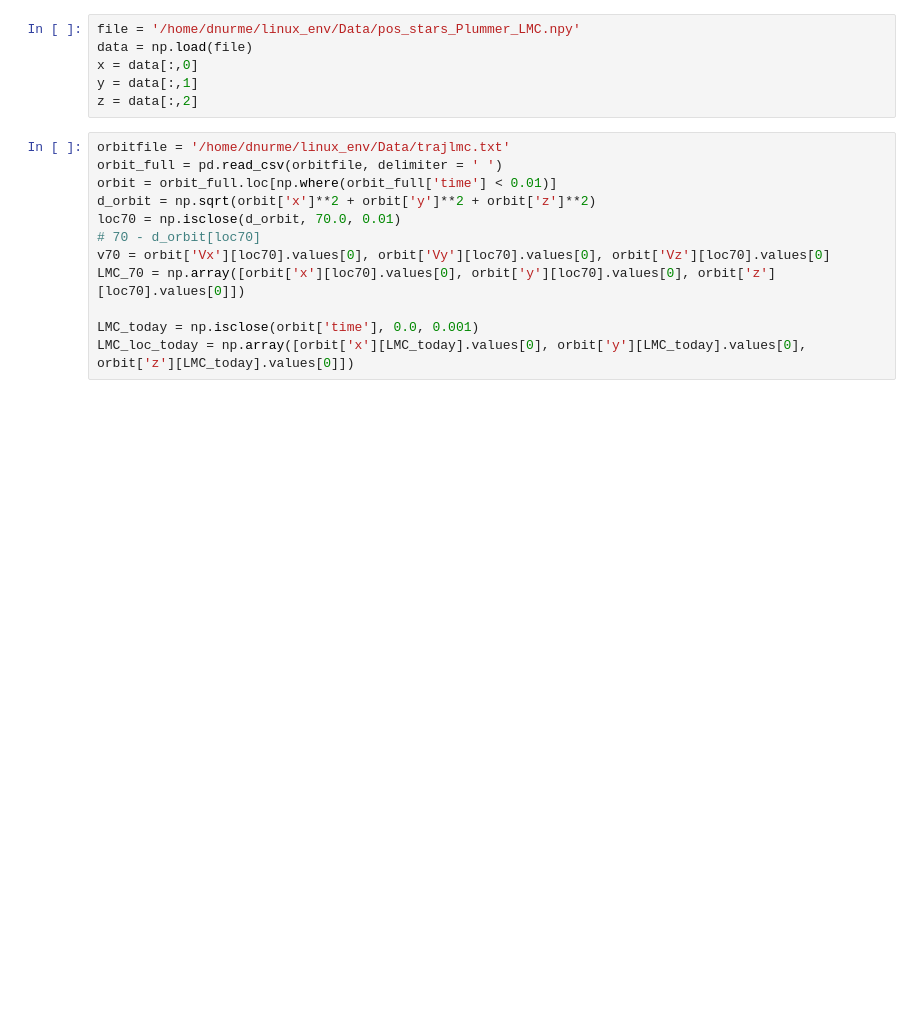
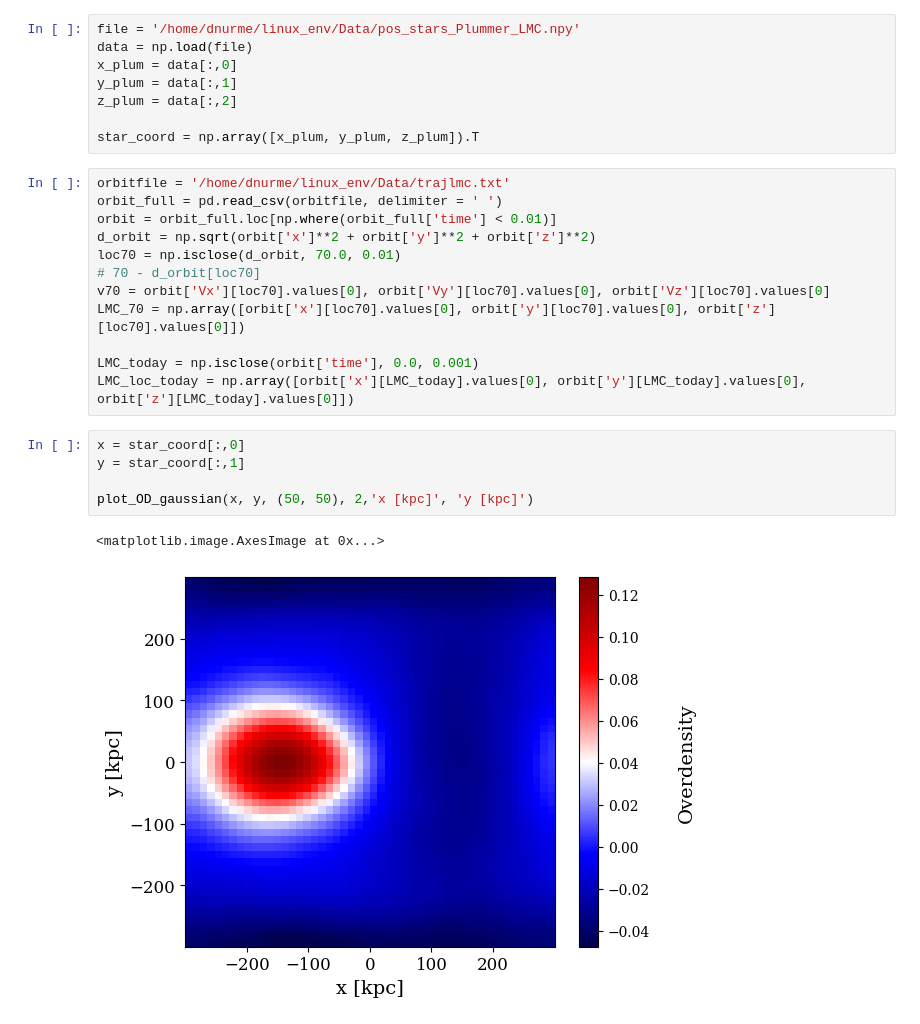
Before and after one commit to TheArchAstronomer/My_thesis, a Jupyter notebook: Plummer_profile.ipynb, the cells around one changed output. Saved outputs shown, nothing was run; the diff lists cells and outputs as text; blank space fills up the shorter version.

```diff
--- a/Plummer_profile.ipynb
+++ b/Plummer_profile.ipynb
@@ -27,9 +36,11 @@ from misc import plot_OD_gaussian
 # %%
 file = '/home/dnurme/linux_env/Data/pos_stars_Plummer_LMC.npy'
 data = np.load(file)
-x = data[:,0]
-y = data[:,1]
-z = data[:,2]
+x_plum = data[:,0]
+y_plum = data[:,1]
+z_plum = data[:,2]
+
+star_coord = np.array([x_plum, y_plum, z_plum]).T
 # %%
 orbitfile = '/home/dnurme/linux_env/Data/trajlmc.txt'
 orbit_full = pd.read_csv(orbitfile, delimiter = ' ')
@@ -42,3 +53,11 @@ LMC_70 = np.array([orbit['x'][loc70].values[0], orbit['y'][loc70].values[0], orb
 
 LMC_today = np.isclose(orbit['time'], 0.0, 0.001)
 LMC_loc_today = np.array([orbit['x'][LMC_today].values[0], orbit['y'][LMC_today].values[0], orbit['z'][LMC_today].values[0]])
+# %%
+x = star_coord[:,0]
+y = star_coord[:,1]
+
+plot_OD_gaussian(x, y, (50, 50), 2,'x [kpc]', 'y [kpc]')
+# %% [output]
+<matplotlib.image.AxesImage at 0x...>
+[figure, added]
```
Also changed, not shown: parts of 1 cell of this notebook, 3 other files.
